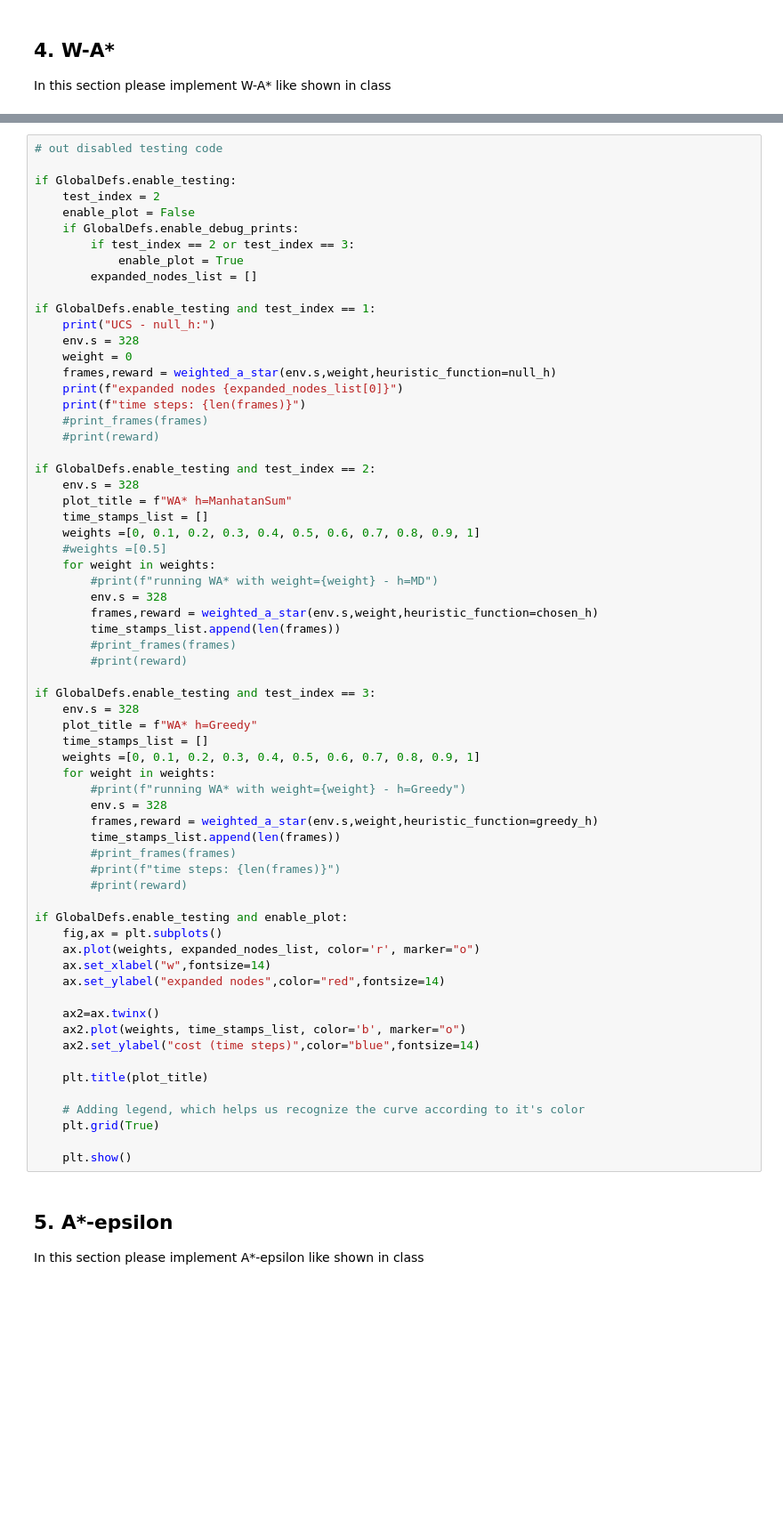
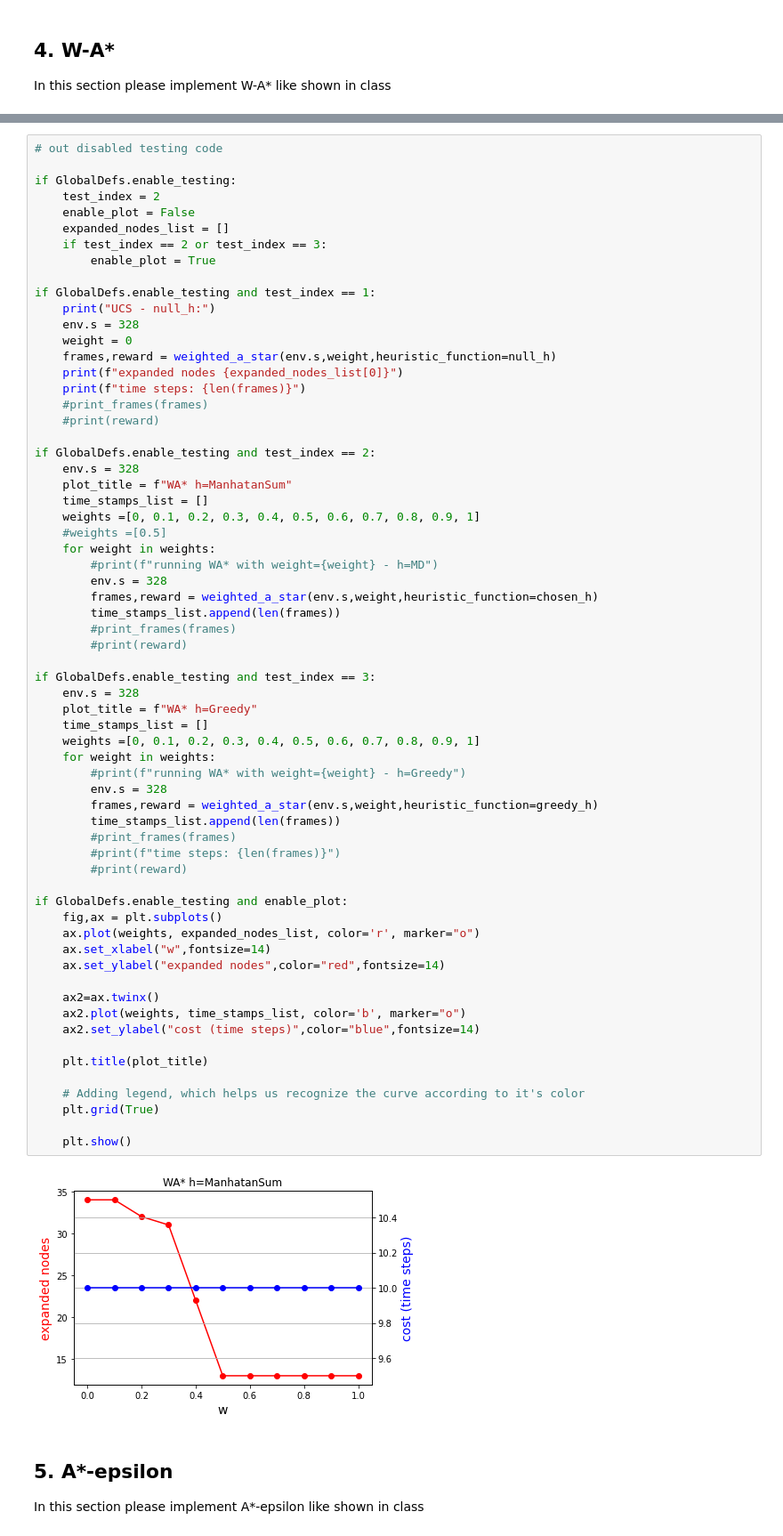
Before and after one commit to ynahum/ai_hw, a Jupyter notebook: hw1/236501_HW1.ipynb, the cells around one changed output, grey strips where cells are left out. Shown at 89% size. Drawn from its saved outputs; the diff is of its cells as text; blank space fills up the shorter version.

```diff
--- a/hw1/236501_HW1.ipynb
+++ b/hw1/236501_HW1.ipynb
@@ -810,10 +827,9 @@ def weighted_a_star(first_state,weight, heuristic_function):
 if GlobalDefs.enable_testing:
     test_index = 2
     enable_plot = False
-    if GlobalDefs.enable_debug_prints:
-        if test_index == 2 or test_index == 3:
-            enable_plot = True
-        expanded_nodes_list = []
+    expanded_nodes_list = []
+    if test_index == 2 or test_index == 3:
+        enable_plot = True
 
 if GlobalDefs.enable_testing and test_index == 1:
     print("UCS - null_h:")
@@ -842,33 +858,35 @@ if GlobalDefs.enable_testing and test_index == 2:
 if GlobalDefs.enable_testing and test_index == 3:
     env.s = 328
     plot_title = f"WA* h=Greedy"
     time_stamps_list = []
     weights =[0, 0.1, 0.2, 0.3, 0.4, 0.5, 0.6, 0.7, 0.8, 0.9, 1]
     for weight in weights:
         #print(f"running WA* with weight={weight} - h=Greedy")
         env.s = 328
         frames,reward = weighted_a_star(env.s,weight,heuristic_function=greedy_h)
         time_stamps_list.append(len(frames))
         #print_frames(frames)
         #print(f"time steps: {len(frames)}")
         #print(reward)
 
 if GlobalDefs.enable_testing and enable_plot:
     fig,ax = plt.subplots()
     ax.plot(weights, expanded_nodes_list, color='r', marker="o")
     ax.set_xlabel("w",fontsize=14)
     ax.set_ylabel("expanded nodes",color="red",fontsize=14)
 
     ax2=ax.twinx()
     ax2.plot(weights, time_stamps_list, color='b', marker="o")
     ax2.set_ylabel("cost (time steps)",color="blue",fontsize=14)
 
     plt.title(plot_title)
 
     # Adding legend, which helps us recognize the curve according to it's color
     plt.grid(True)
 
     plt.show()
+# %% [output]
+[figure, added]
 # %% [markdown]
 ## 5. A*-epsilon
 In this section please implement A*-epsilon like shown in class
```
Also changed, not shown: parts of 16 cells of this notebook, 1 other file.
